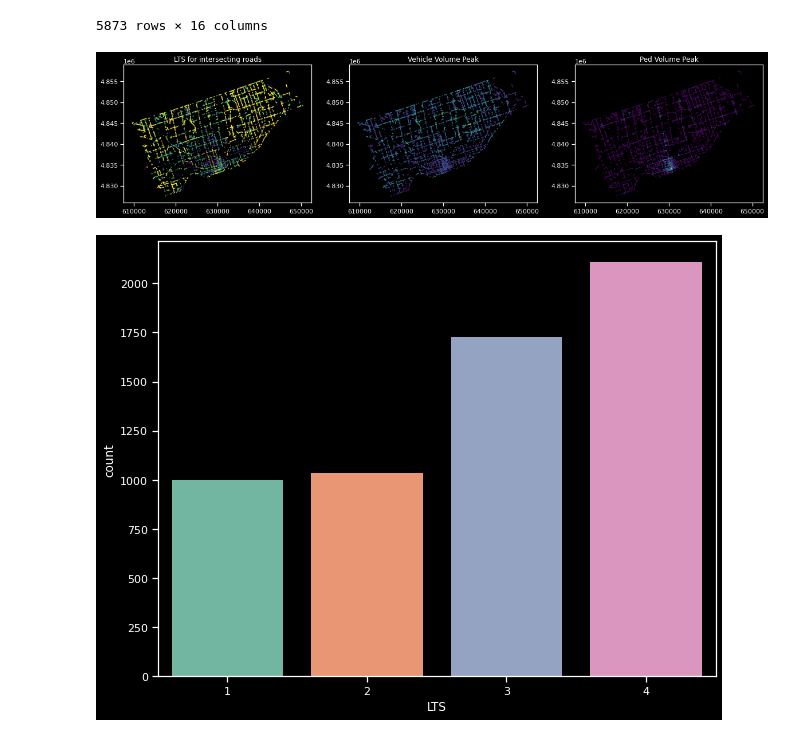
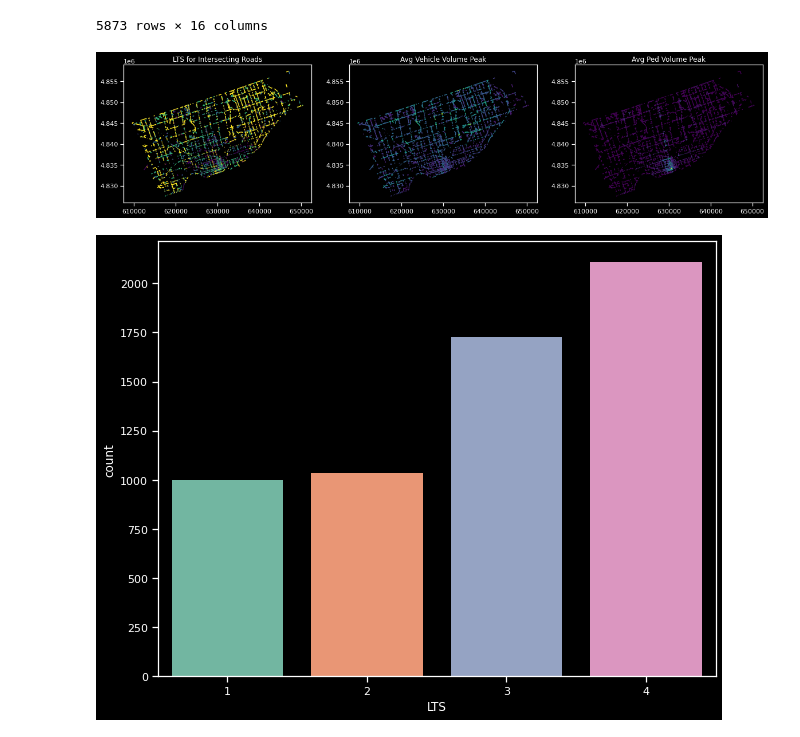
Before and after one commit to KeaganHRankin/Cycle-Classifier, a Jupyter notebook: edanalysis/eda_intersection_volume.ipynb, the cells around one changed output. Saved outputs shown, nothing was run; the diff lists cells and outputs as text; code cells hidden in the pictures.

```diff
--- a/edanalysis/eda_intersection_volume.ipynb
+++ b/edanalysis/eda_intersection_volume.ipynb
@@ -366,18 +364,18 @@ lts_intersections_avg[lts_intersections_avg['index_left'].notnull()]
 # %%
 # Plot the above to show the new data.
 fig, axs = plt.subplots(figsize=(20,12), ncols=3, nrows=1)
 
 # Plotting
 lts_intersections_avg[lts_intersections_avg['index_left'].notnull()].plot(ax=axs[0], column='LTS')
 lts_intersections_avg.plot(ax=axs[1], column='8 Peak Hr Vehicle Volume')
 lts_intersections_avg.plot(ax=axs[2], column='8 Peak Hr Pedestrian Volume')
 
 # Attributes
-axs[0].title.set_text('LTS for intersecting roads')
-axs[1].title.set_text('Vehicle Volume Peak')
-axs[2].title.set_text('Ped Volume Peak')
+axs[0].title.set_text('LTS for Intersecting Roads')
+axs[1].title.set_text('Avg Vehicle Volume Peak')
+axs[2].title.set_text('Avg Ped Volume Peak')
 # %% [output]
-[figure, old version]
+[figure, new version]
 # %%
 # Now plot the class sizes with the remaining data.
 fig, ax = plt.subplots(figsize=(10,8))
```
Also changed, not shown: parts of 5 cells of this notebook.
